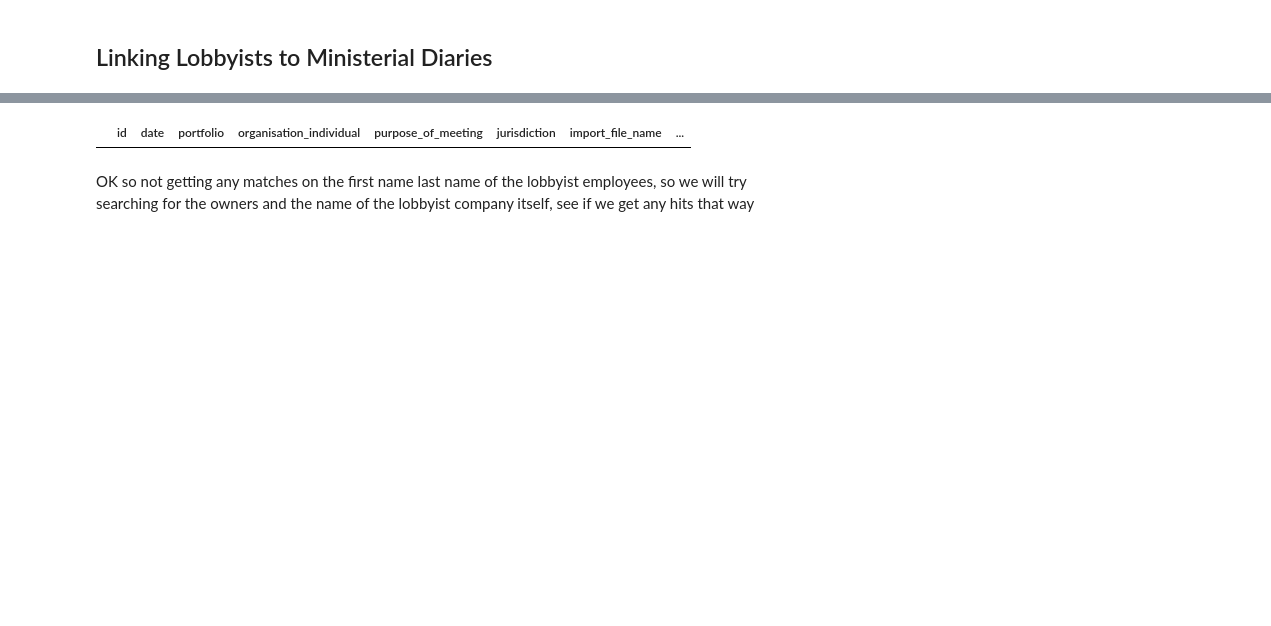
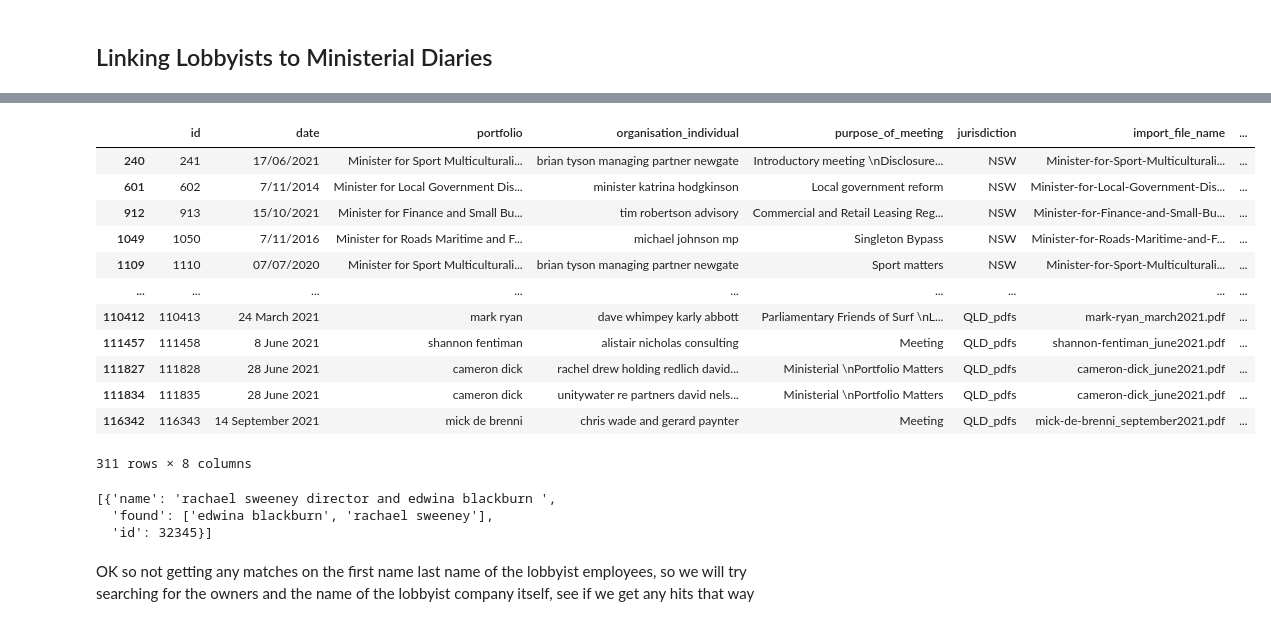
Before and after one commit to sjeruto/ARDC-Project, a Jupyter notebook: notebooks/mg_workbook.ipynb, the cells around one changed output, grey strips where cells are left out. Cells and saved outputs as stored; diff of their text form; code cells hidden in the pictures; blank space fills up the shorter version.

Commit message:
working on matching lobbyist records to ministerial diaries

```diff
--- a/notebooks/mg_workbook.ipynb
+++ b/notebooks/mg_workbook.ipynb
@@ -57,5 +57,7 @@ clean_employee_name = np.vectorize(_clean_employee_name)
 
 all_employees_df = pd.read_sql_query(query, cnx)
 all_employees_df["name_cleaned"] = clean_employee_name(all_employees_df["name"])
-all_employees_df
+all_employees_df["name_cleaned"] = all_employees_df['name_cleaned'].str.replace(r'[^\w\s]+', '')
+employee_names = all_employees_df["name_cleaned"].unique()
+employee_names
 # %% [output]
@@ -75,29 +66,43 @@ all_employees_df
-# %%
-query = """
-select * from ministerial_diary md
-"""
-ministerial_diary_df = pd.read_sql(query, cnx)
-ministerial_diary_df
-
-def _org_contains_name(org, name):
-    return name in org
-
-org_contains_name = np.vectorize(_org_contains_name)
-
-def _link_to_lobbyist(org_ind):
-    # org_ind = org_ind.lower()
-    mask = org_contains_name(org_ind, all_employees_df['name_cleaned']) # all_employees_df['name_cleaned'].str.contains(org_ind)
-    result_df = all_employees_df[mask]
-    if len(result_df) > 0:
-        return result_df.to_json()
-    else:
-        return np.nan
-
-link_to_lobbyist = np.vectorize(_link_to_lobbyist)
-
-ministerial_diary_df["link"] = link_to_lobbyist(ministerial_diary_df["organisation_individual"])
-ministerial_diary_df[ministerial_diary_df["link"].isna() == False]
-# %% [output]
-|  | id | date | portfolio | organisation_individual | purpose_of_meeting | jurisdiction | import_file_name | ... |
+# %%
+query = """
+select * from ministerial_diary md
+"""
+ministerial_diary_df = pd.read_sql(query, cnx)
+ministerial_diary_df
+
+
+employee_associations = []
+def _link_to_lobbyist(org_ind, id):
+    found = [en for en in employee_names if en in org_ind]
+    if len(found) > 0:
+        employee_associations.append({ "name": org_ind, "found": found, "id": id})
+    return len(found) > 0
+
+link_to_lobbyist = np.vectorize(_link_to_lobbyist)
+ministerial_diary_df["organisation_individual"] = ministerial_diary_df["organisation_individual"].str.replace(r'[^\w\s]+', '')
+ministerial_diary_df["organisation_individual"] = ministerial_diary_df["organisation_individual"].str.lower()
+
+ministerial_diary_df["link"] = link_to_lobbyist(ministerial_diary_df["organisation_individual"], ministerial_diary_df["id"])
+ministerial_diary_df[ministerial_diary_df["link"] == True]
+# %% [output]
+|  | id | date | portfolio | organisation_individual | purpose_of_meeting | jurisdiction | import_file_name | ... |
+| 240 | 241 | 17/06/2021 | Minister for Sport Multiculturali... | brian tyson managing partner newgate | Introductory meeting \nDisclosure... | NSW | Minister-for-Sport-Multiculturali... | ... |
+| 601 | 602 | 7/11/2014 | Minister for Local Government Dis... | minister katrina hodgkinson | Local government reform | NSW | Minister-for-Local-Government-Dis... | ... |
+| 912 | 913 | 15/10/2021 | Minister for Finance and Small Bu... | tim robertson advisory | Commercial and Retail Leasing Reg... | NSW | Minister-for-Finance-and-Small-Bu... | ... |
+| 1049 | 1050 | 7/11/2016 | Minister for Roads Maritime and F... | michael johnson mp | Singleton Bypass | NSW | Minister-for-Roads-Maritime-and-F... | ... |
+| 1109 | 1110 | 07/07/2020 | Minister for Sport Multiculturali... | brian tyson managing partner newgate | Sport matters | NSW | Minister-for-Sport-Multiculturali... | ... |
+| ... | ... | ... | ... | ... | ... | ... | ... | ... |
+| 110412 | 110413 | 24 March 2021 | mark ryan | dave whimpey karly abbott | Parliamentary Friends of Surf \nL... | QLD_pdfs | mark-ryan_march2021.pdf | ... |
+| 111457 | 111458 | 8 June 2021 | shannon fentiman | alistair nicholas consulting | Meeting | QLD_pdfs | shannon-fentiman_june2021.pdf | ... |
+| 111827 | 111828 | 28 June 2021 | cameron dick | rachel drew holding redlich david... | Ministerial \nPortfolio Matters | QLD_pdfs | cameron-dick_june2021.pdf | ... |
+| 111834 | 111835 | 28 June 2021 | cameron dick | unitywater re partners david nels... | Ministerial \nPortfolio Matters | QLD_pdfs | cameron-dick_june2021.pdf | ... |
+| 116342 | 116343 | 14 September 2021 | mick de brenni | chris wade and gerard paynter | Meeting | QLD_pdfs | mick-de-brenni_september2021.pdf | ... |
+311 rows × 8 columns
+# %%
+[e for e in employee_associations if len(e['found']) > 1]
+# %% [output]
+[{'name': 'rachael sweeney director and edwina blackburn ',
+  'found': ['edwina blackburn', 'rachael sweeney'],
+  'id': 32345}]
 # %% [markdown]
 OK so not getting any matches on the first name last name of the lobbyist employees, so we will try searching for the owners and the name of the lobbyist company itself, see if we get any hits that way
```
Also changed, not shown: parts of 10 cells of this notebook.
